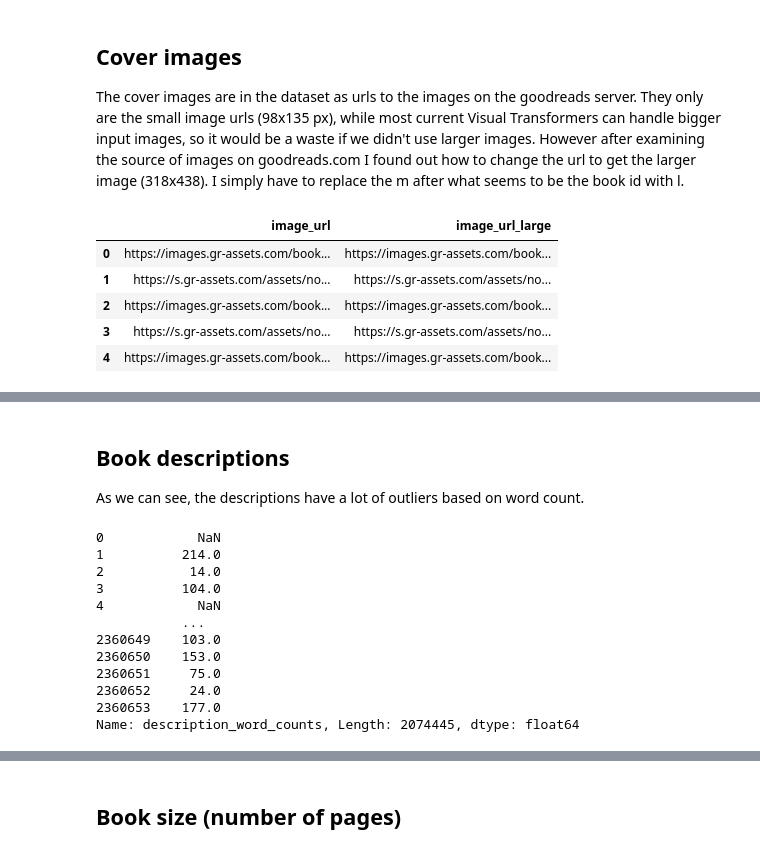
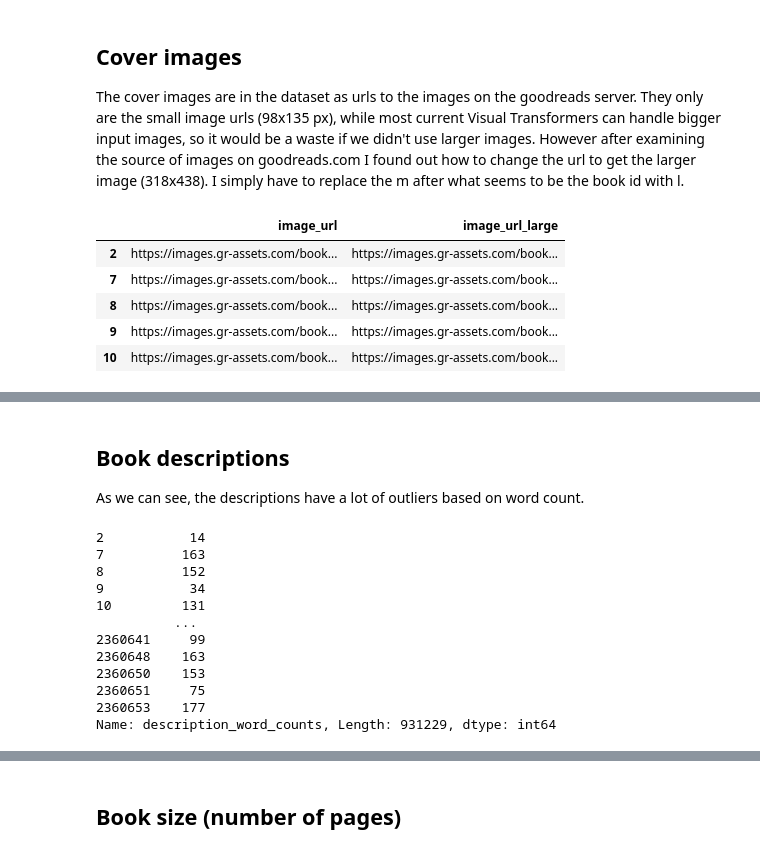
Before and after one commit to FrisoHarlaar/MSc-Data-Science-Thesis, a Jupyter notebook: Exploratory Data Analysis.ipynb, the cells around one changed output, grey strips where cells are left out. Cells and saved outputs as stored; diff of their text form; code cells hidden in the pictures.

```diff
--- a/Exploratory Data Analysis.ipynb
+++ b/Exploratory Data Analysis.ipynb
@@ -242,6 +417,12 @@ Missing images:
 ## Books without an image and description
 I drop books without an image and description as these are the main features we will use to train the model. I also drop the rows where the url is NaN, as they miss a lot of data, thus are very dirty rows.
 # %%
-no_image_and_desc = df[(df['image_url'] == NO_IMAGE_LINK) & (df['description'].isna())]
+no_image = df_dedup[df_dedup['image_url'] == NO_IMAGE_LINK]
+display(no_image.shape)
+
+no_desc = df_dedup[df_dedup['description'].isna()]
+display(no_desc.shape)
+
+no_image_and_desc = df_dedup[(df_dedup['image_url'] == NO_IMAGE_LINK) & (df_dedup['description'].isna())]
 display(no_image_and_desc.shape)
 # %% [output]
@@ -249,10 +432,14 @@ display(no_image_and_desc.shape)
 # %%
-df.drop(no_image_and_desc.index, axis='index', inplace=True)
+df_dedup.drop(no_image.index, axis='index', inplace=True)
+display(df_dedup.shape)
+no_desc_only = no_desc.index.difference(no_image_and_desc.index)
+df_dedup.drop(no_desc_only, axis='index', inplace=True)
+display(df_dedup.shape)
 
 # Check missing values again
 print('\nMissing values per column:')
-display(df.isna().sum())
+display(df_dedup.isna().sum())
 
 print('\nMissing images:')
-display(df[df['image_url'] == NO_IMAGE_LINK].shape[0])
+display(df_dedup[df_dedup['image_url'] == NO_IMAGE_LINK].shape[0])
 # %% [output]
@@ -323,14 +508,14 @@ dtype: int64
 The cover images are in the dataset as urls to the images on the goodreads server. They only are the small image urls (98x135 px), while most current Visual Transformers can handle bigger input images, so it would be a waste if we didn't use larger images. However after examining the source of images on goodreads.com I found out how to change the url to get the larger image (318x438). I simply have to replace the m after what seems to be the book id with l.
 # %%
 # Replace the m after digits, before / with l to get the larger image urls
-df['image_url_large'] = df['image_url'].apply(lambda url: re.sub(r'(\d)m/', r'\1l/', url))
-df[['image_url', 'image_url_large']].head()
+df_dedup['image_url_large'] = df_dedup['image_url'].apply(lambda url: re.sub(r'(\d)m/', r'\1l/', url))
+df_dedup[['image_url', 'image_url_large']].head()
 # %% [output]
 |  | image_url | image_url_large |
-| 0 | https://images.gr-assets.com/book... | https://images.gr-assets.com/book... |
-| 1 | https://s.gr-assets.com/assets/no... | https://s.gr-assets.com/assets/no... |
 | 2 | https://images.gr-assets.com/book... | https://images.gr-assets.com/book... |
-| 3 | https://s.gr-assets.com/assets/no... | https://s.gr-assets.com/assets/no... |
-| 4 | https://images.gr-assets.com/book... | https://images.gr-assets.com/book... |
+| 7 | https://images.gr-assets.com/book... | https://images.gr-assets.com/book... |
+| 8 | https://images.gr-assets.com/book... | https://images.gr-assets.com/book... |
+| 9 | https://images.gr-assets.com/book... | https://images.gr-assets.com/book... |
+| 10 | https://images.gr-assets.com/book... | https://images.gr-assets.com/book... |
 # %%
 # Showing the difference
@@ -343,21 +528,21 @@ display(Image(url=df['image_url_large'].iloc[0]))
 ## Book descriptions
 As we can see, the descriptions have a lot of outliers based on word count.
 # %%
-df['description_word_counts'] = df['description'].str.split(' ').str.len()
-display(df['description_word_counts'])
+df_dedup['description_word_counts'] = df_dedup['description'].str.split(' ').str.len()
+display(df_dedup['description_word_counts'])
 # %% [output]
-0            NaN
-1          214.0
-2           14.0
-3          104.0
-4            NaN
-           ...
-2360649    103.0
-2360650    153.0
-2360651     75.0
-2360652     24.0
-2360653    177.0
-Name: description_word_counts, Length: 2074445, dtype: float64
+2           14
+7          163
+8          152
+9           34
+10         131
+          ...
+2360641     99
+2360648    163
+2360650    153
+2360651     75
+2360653    177
+Name: description_word_counts, Length: 931229, dtype: int64
 # %%
 %matplotlib inline
 
```
Also changed, not shown: parts of 21 cells of this notebook, 3 other files.
